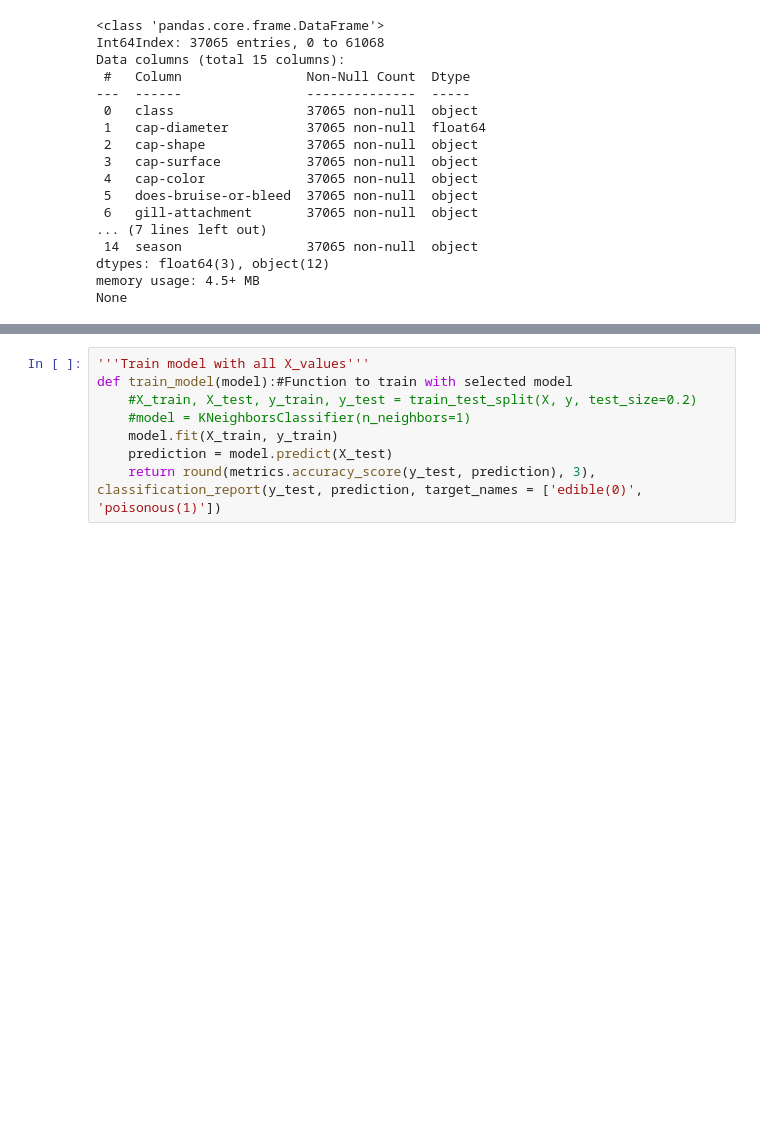
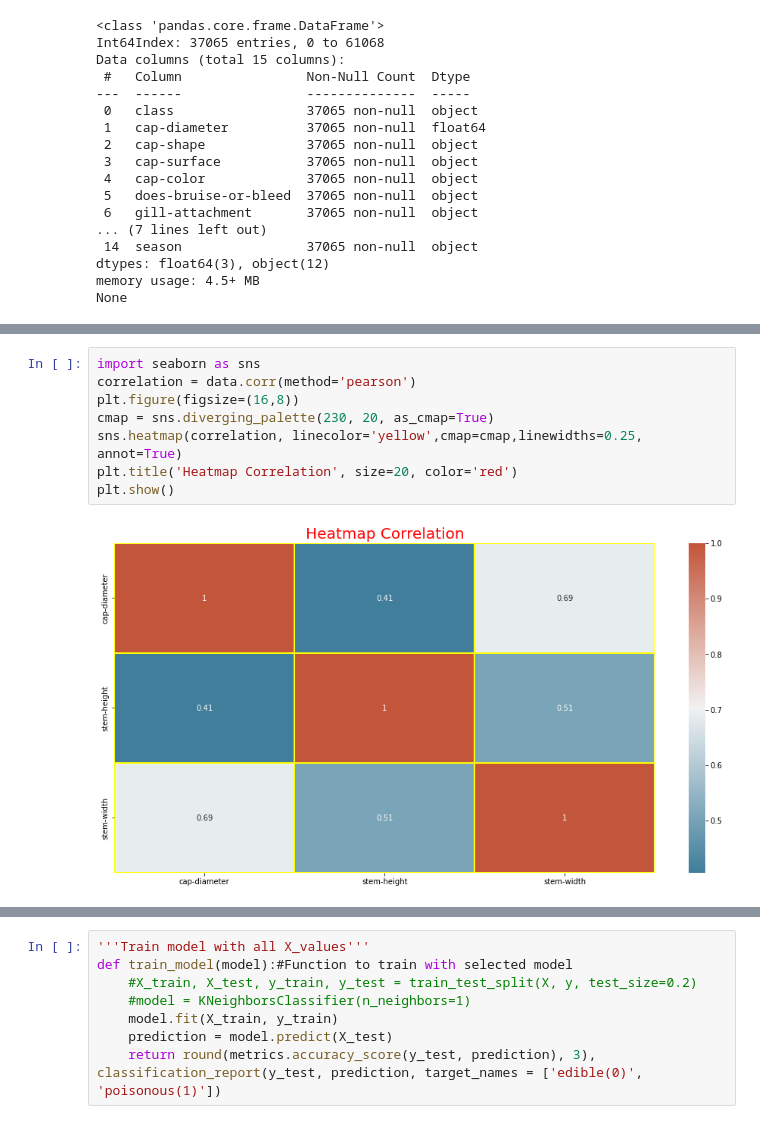
Before and after one commit to BenS13/MachineLearning, a Jupyter notebook: mushroom_data.ipynb, the cells around one changed output, grey strips where cells are left out. Drawn from its saved outputs; the diff is of its cells as text; blank space fills up the shorter version.

```diff
--- a/mushroom_data.ipynb
+++ b/mushroom_data.ipynb
@@ -224,3 +192,13 @@ y = data [[
+# %%
+import seaborn as sns
+correlation = data.corr(method='pearson')
+plt.figure(figsize=(16,8))
+cmap = sns.diverging_palette(230, 20, as_cmap=True)
+sns.heatmap(correlation, linecolor='yellow',cmap=cmap,linewidths=0.25, annot=True)
+plt.title('Heatmap Correlation', size=20, color='red')
+plt.show()
+# %% [output]
+[figure, added]
 # %%
 '''
 Convert class e,p to numbers 0,1
```
Also changed, not shown: parts of 18 cells of this notebook.
